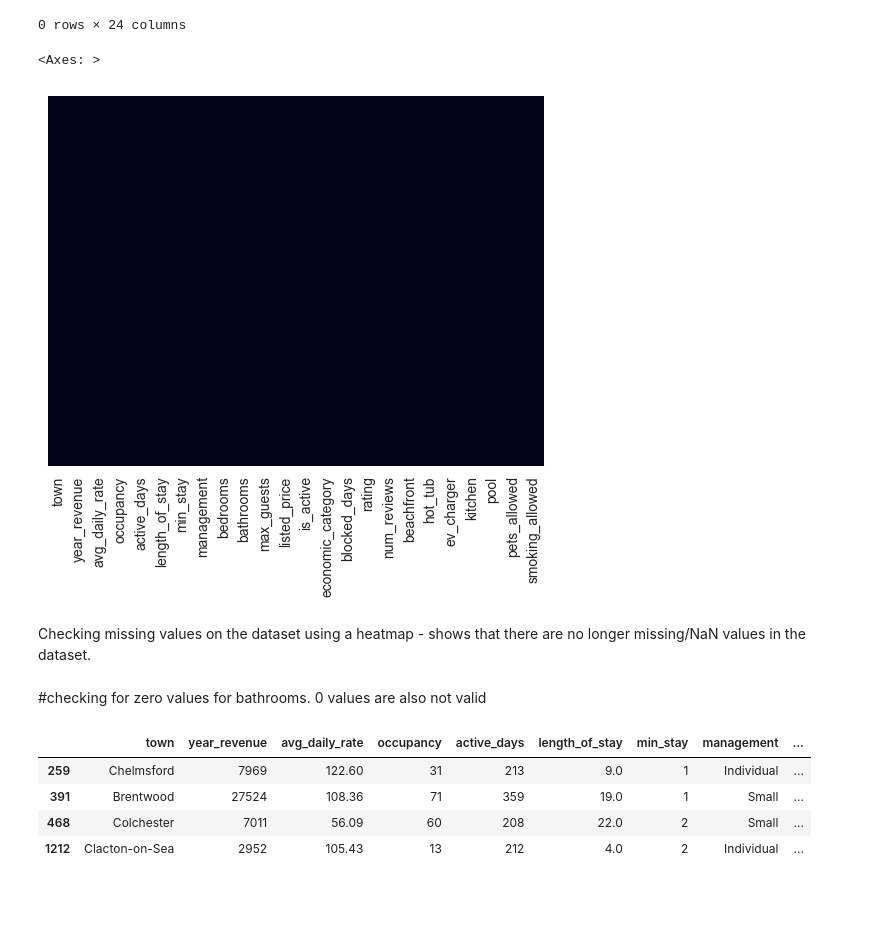
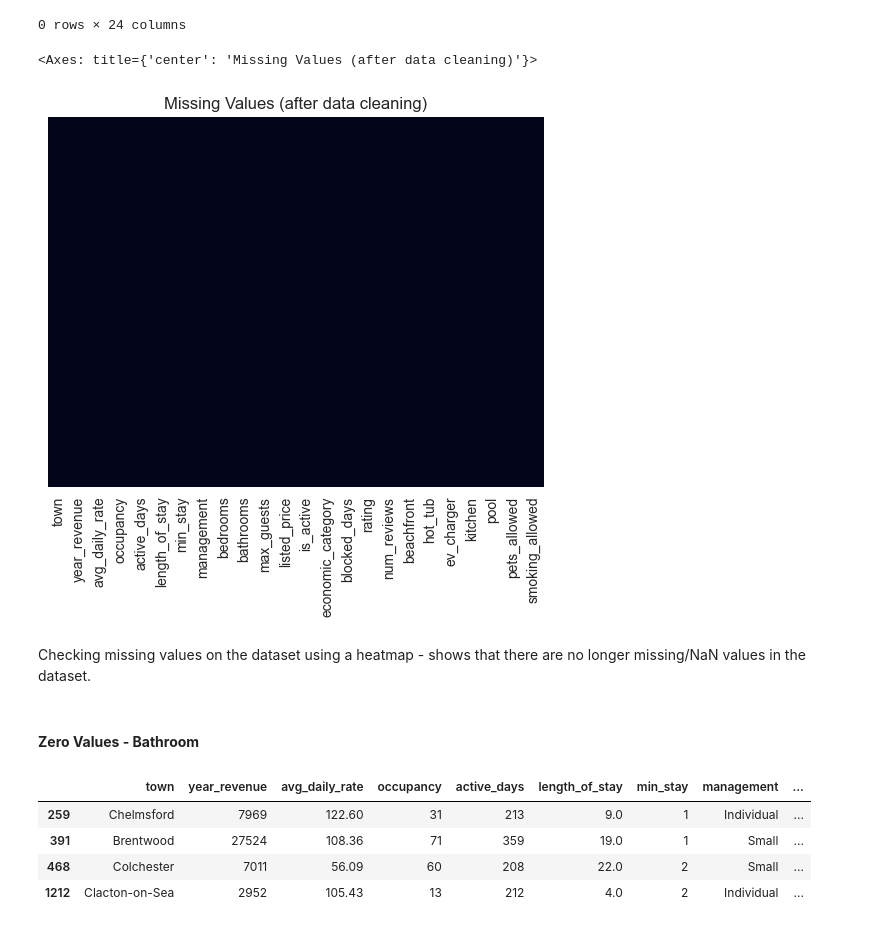
Before and after one commit to AvChilds/serviced_accommodation_ML_project, a Jupyter notebook: masters_assignment_1.ipynb, the cells around one changed output. Saved outputs shown, nothing was run; the diff lists cells and outputs as text; code cells hidden in the pictures; blank space fills up the shorter version.

```diff
--- a/masters_assignment_1.ipynb
+++ b/masters_assignment_1.ipynb
@@ -394,12 +379,13 @@ zero_rating
 0 rows × 24 columns
 # %%
 #checking effectiveness of removing null values in the dataset.
+plt.title('Missing Values (after data cleaning)')
 sns.heatmap(data.isnull(),cbar=False,yticklabels=False)
 # %% [output]
-<Axes: >
+<Axes: title={'center': 'Missing Values (after data cleaning)'}>
-[figure, old version]
+[figure, new version]
 # %% [markdown]
 Checking missing values on the dataset using a heatmap - shows that there are no longer missing/NaN values in the dataset.
-# %% [markdown]
-#checking for zero values for bathrooms. 0 values are also not valid
+# %% [markdown]
+#### **Zero Values - Bathroom**
 # %%
```
Also changed, not shown: parts of 96 cells of this notebook.
